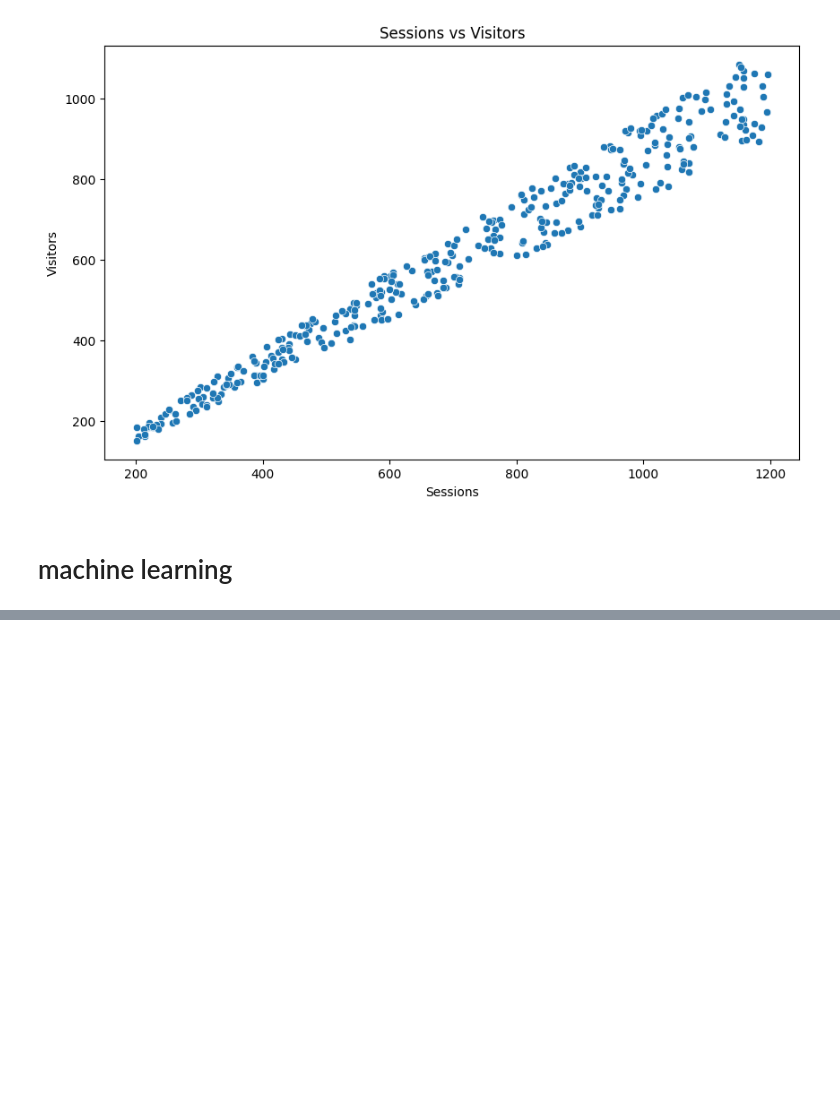
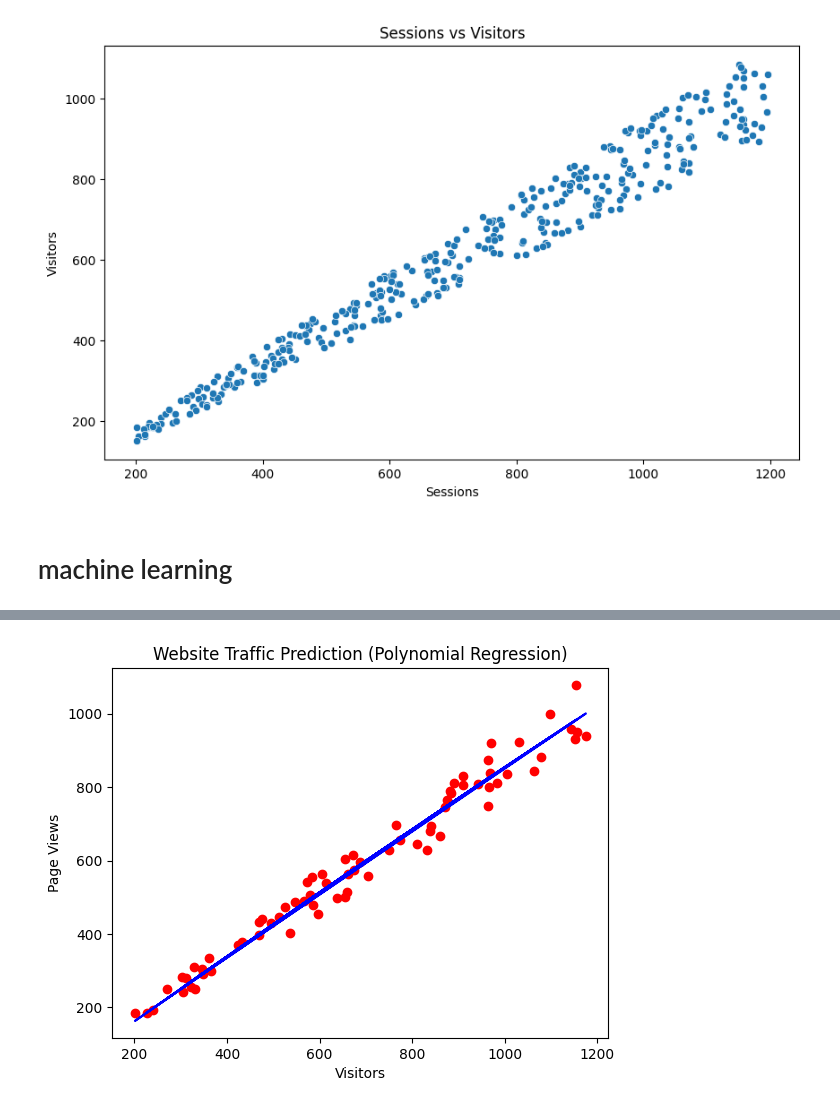
Before and after one commit to siddharthakancharla04-boop/website-traffic-predication-project-3, a Jupyter notebook: project 3.ipynb, the cells around one changed output, grey strips where cells are left out. Drawn from its saved outputs; the diff is of its cells as text; code cells hidden in the pictures; blank space fills up the shorter version.

```diff
--- a/project 3.ipynb
+++ b/project 3.ipynb
@@ -124,0 +141,6 @@ X_train, X_test, y_train, y_test = train_test_split(X, y, test_size=0.2, random_
+# %%
+from sklearn.preprocessing import PolynomialFeatures
+poly_reg = PolynomialFeatures(degree = 2)
+x_poly = poly_reg.fit_transform(x)
+# %%
+x1_train, x1_test, y1_train, y1_test = train_test_split(x_poly, y, test_size=0.2, random_state=42)
@@ -124,0 +153,11 @@ X_train, X_test, y_train, y_test = train_test_split(X, y, test_size=0.2, random_
+# %%
+# Visualising Polynomial Regression results for Website Traffic Prediction
+plt.scatter(x_test[:,0],y_test, color='red')   # Actual traffic data
+plt.plot(x_test[:,0], lin_reg2.predict(x1_test), color='blue')  # Predicted traffic
+
+plt.title('Website Traffic Prediction (Polynomial Regression)')
+plt.xlabel('Visitors')      # or Sessions / Date
+plt.ylabel('Page Views')    # or Traffic
+plt.show()
+# %% [output]
+[figure, added]
```
Also changed, not shown: parts of 10 cells of this notebook.
